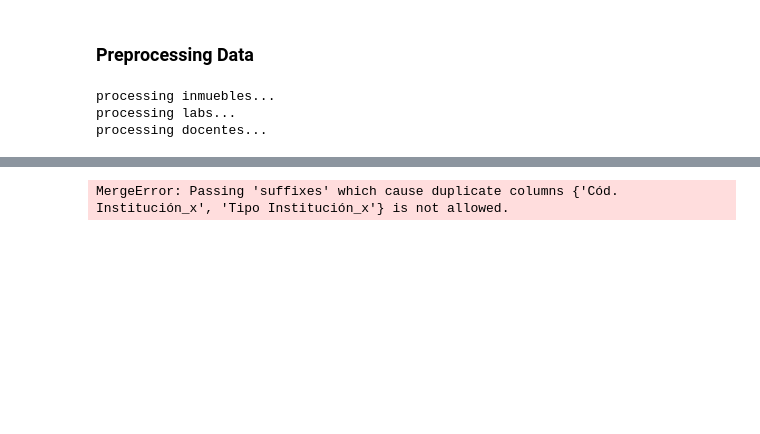
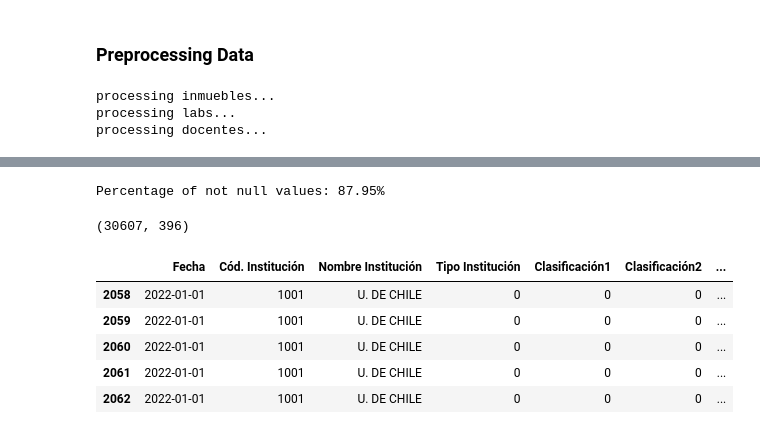
Before and after one commit to pabloskewes/proyecto-mineria-de-datos, a Jupyter notebook: hito3/data_to_join.ipynb, the cells around one changed output, grey strips where cells are left out. Saved outputs shown, nothing was run; the diff lists cells and outputs as text; code cells hidden in the pictures; blank space fills up the shorter version.

```diff
--- a/hito3/data_to_join.ipynb
+++ b/hito3/data_to_join.ipynb
@@ -156,2 +148,0 @@ docentes = prepare_for_merge(docentes, year_col='Año Proceso')
-# %%
-df['Año'] = df['Fecha'].dt.year
@@ -162,8 +148,0 @@ KeyError: 'Nombre Institución_infrequent_sklearn'
-# %%
-MERGE_COLS = ['Año', 'Cód. Sede']
-
-df = df.merge(inmuebles, on=MERGE_COLS, how='left')
-df = df.merge(labs, on=MERGE_COLS, how='left')
-df = df.merge(docentes, on=MERGE_COLS, how='left')
-# %% [output]
-MergeError: Passing 'suffixes' which cause duplicate columns {'Cód. Institución_x', 'Tipo Institución_x'} is not allowed.
@@ -171,0 +149,43 @@ df
+# %%
+X_tuples = df[MERGE_COLS].apply(lambda x: tuple(x), axis=1)
+notna_perc = X_tuples[X_tuples.isin(Y)].shape[0] / X_tuples.shape[0]
+print(f"Percentage of not null values: {notna_perc * 100:.2f}%")
+# %% [output]
+Percentage of not null values: 87.95%
+# %%
+def merge_dataframes(
+    target_df: pd.DataFrame,
+    df_to_merge: pd.DataFrame,
+    merge_cols: List[str],
+) -> pd.DataFrame:
+    """
+    Merge two dataframes on the specified columns,
+    conserving the index of the target dataframe
+    Args:
+        target_df (pd.DataFrame): dataframe to merge with
+        df_to_merge (pd.DataFrame): dataframe to merge
+        merge_cols (List[str]): columns to merge on
+    Returns:
+        pd.DataFrame: merged dataframe
+    """
+    target_df = target_df.copy()
+
+    target_df["index"] = target_df.index
+    df_merged = target_df.merge(df_to_merge, on=merge_cols, how="inner")
+    df_merged = df_merged.set_index("index")
+    df_merged.index.name = None
+    return df_merged
+# %%
+df_merged = merge_dataframes(df, inmuebles, MERGE_COLS)
+df_merged = merge_dataframes(df_merged, labs, MERGE_COLS)
+df_merged = merge_dataframes(df_merged, docentes, MERGE_COLS)
+# %%
+show(df_merged)
+# %% [output]
+(30607, 396)
+|  | Fecha | Cód. Institución | Nombre Institución | Tipo Institución | Clasificación1 | Clasificación2 | ... |
+| 2058 | 2022-01-01 | 1001 | U. DE CHILE | 0 | 0 | 0 | ... |
+| 2059 | 2022-01-01 | 1001 | U. DE CHILE | 0 | 0 | 0 | ... |
+| 2060 | 2022-01-01 | 1001 | U. DE CHILE | 0 | 0 | 0 | ... |
+| 2061 | 2022-01-01 | 1001 | U. DE CHILE | 0 | 0 | 0 | ... |
+| 2062 | 2022-01-01 | 1001 | U. DE CHILE | 0 | 0 | 0 | ... |
```
Also changed, not shown: parts of 14 cells of this notebook, 1 other file.
